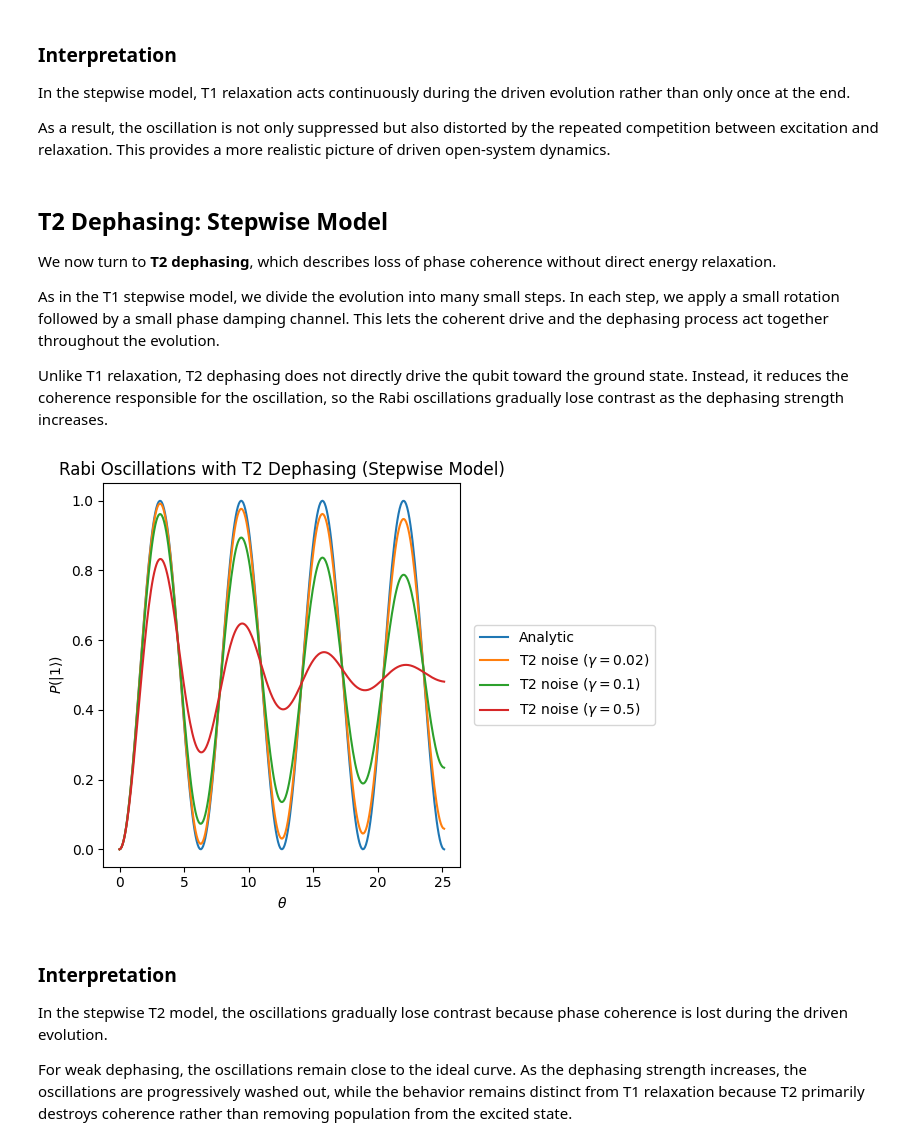
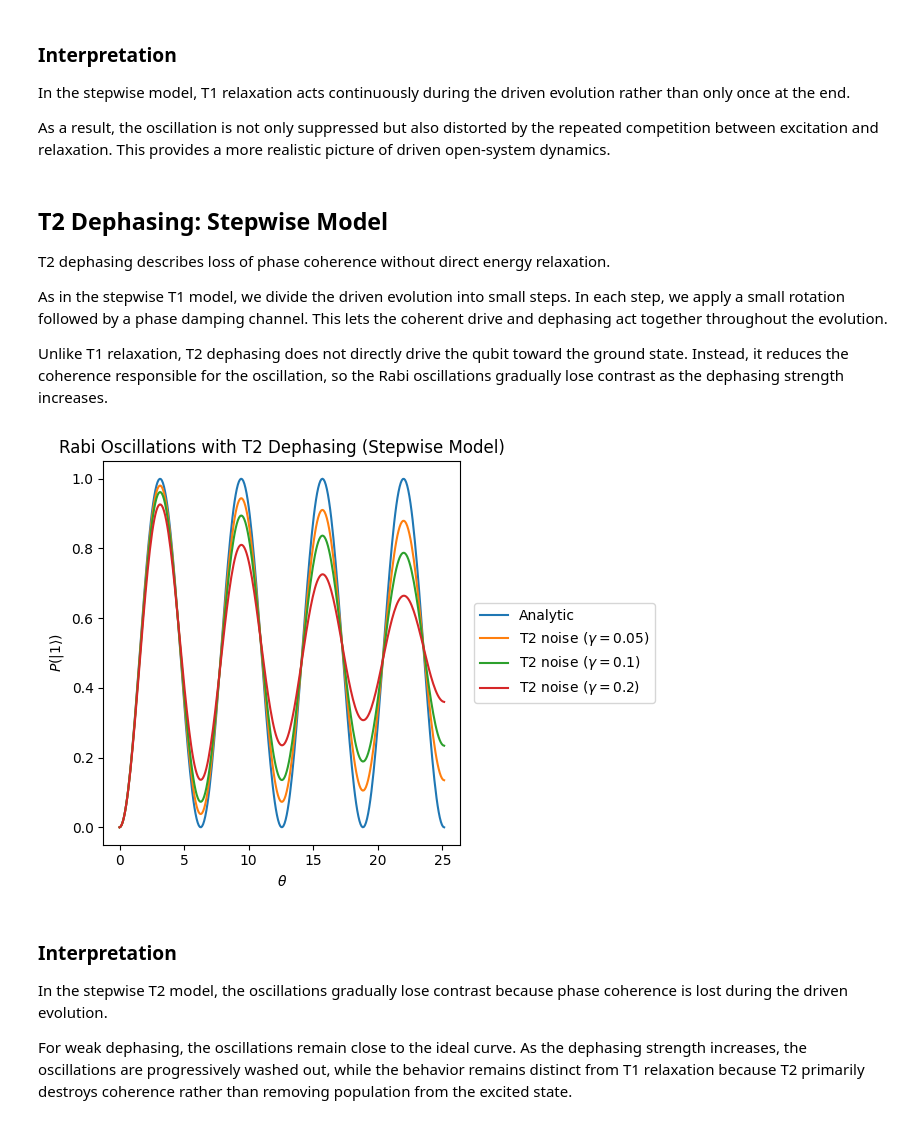
Before and after one commit to amazon-braket/amazon-braket-algorithm-library, a Jupyter notebook: notebooks/textbook/Rabi_Oscillations.ipynb, the cells around one changed output. Cells and saved outputs as stored; diff of their text form; code cells hidden in the pictures.

```diff
--- a/notebooks/textbook/Rabi_Oscillations.ipynb
+++ b/notebooks/textbook/Rabi_Oscillations.ipynb
@@ -185,7 +190,15 @@ def p1_from_t1_simple(theta: float, gamma: float) -> float:
 gamma_values_t1_simple = [0.02, 0.1, 0.5]
 
 p1_t1_simple = {
-    gamma: np.array([p1_from_t1_simple(theta, gamma) for theta in thetas])
+    gamma: np.array(
+        [
+            probability_of_one(
+                rabi_demo_circuit(theta, gamma_t1=gamma),
+                device_dm,
+            )
+            for theta in thetas
+        ]
+    )
     for gamma in gamma_values_t1_simple
 }
 # %%
@@ -252,0 +253,13 @@ p1_t1_stepwise = {
+# %%
+p1_t1_simple_multi_period = {
+    gamma: np.array(
+        [
+            probability_of_one(
+                rabi_demo_circuit(theta, gamma_t1=gamma),
+                device_dm,
+            )
+            for theta in thetas_multi_period
+        ]
+    )
+    for gamma in gamma_values_t1_stepwise
+}
@@ -253,9 +299,9 @@ p1_t1_stepwise = {
 # %%
 plt.figure()
 
-plt.plot(thetas, p1_analytic, label="Analytic")
+plt.plot(thetas_multi_period, p1_analytic, label="Analytic")
 for gamma in gamma_values_t1_stepwise:
-    plt.plot(thetas, p1_t1_stepwise[gamma], label=fr"T1 noise ($\gamma={gamma}$)")
+    plt.plot(thetas_multi_period, p1_t1_stepwise[gamma], label=fr"T1 noise ($\gamma={gamma}$)")
 
 plt.xlabel(r"$\theta$")
 plt.ylabel(r"$P(|1\rangle)$")
@@ -274,8 +320,8 @@ As a result, the oscillation is not only suppressed but also distorted by the re
 # %% [markdown]
 ## T2 Dephasing: Stepwise Model
 
-We now turn to **T2 dephasing**, which describes loss of phase coherence without direct energy relaxation.
+T2 dephasing describes loss of phase coherence without direct energy relaxation.
 
-As in the T1 stepwise model, we divide the evolution into many small steps. In each step, we apply a small rotation followed by a small phase damping channel. This lets the coherent drive and the dephasing process act together throughout the evolution.
+As in the stepwise T1 model, we divide the driven evolution into small steps. In each step, we apply a small rotation followed by a phase damping channel. This lets the coherent drive and dephasing act together throughout the evolution.
 
 Unlike T1 relaxation, T2 dephasing does not directly drive the qubit toward the ground state. Instead, it reduces the coherence responsible for the oscillation, so the Rabi oscillations gradually lose contrast as the dephasing strength increases.
@@ -304,27 +328,33 @@ def p1_from_t2_stepwise(theta: float, gamma: float, dtheta: float = 0.1) -> floa
 # %%
-thetas = np.linspace(0, 8 * np.pi, 300)
-gamma_values_t2 = [0.02, 0.1, 0.5]
-p1_analytic = np.array([rabi_probability(theta) for theta in thetas])
+gamma_values_t2 = [0.05, 0.1, 0.2]
 
 p1_t2_stepwise = {
-    gamma: np.array([p1_from_t2_stepwise(theta, gamma) for theta in thetas])
+    gamma: np.array(
+        [
+            probability_of_one(
+                rabi_demo_circuit(theta, gamma_t2=gamma, dtheta=0.1),
+                device_dm,
+            )
+            for theta in thetas_multi_period
+        ]
+    )
     for gamma in gamma_values_t2
 }
 # %%
 plt.figure()
 
-plt.plot(thetas, p1_analytic, label="Analytic")
+plt.plot(thetas_multi_period, p1_analytic, label="Analytic")
 for gamma in gamma_values_t2:
-    plt.plot(thetas, p1_t2_stepwise[gamma], label=fr"T2 noise ($\gamma={gamma}$)")
+    plt.plot(thetas_multi_period, p1_t2_stepwise[gamma], label=fr"T2 noise ($\gamma={gamma}$)")
 
 plt.xlabel(r"$\theta$")
 plt.ylabel(r"$P(|1\rangle)$")
 plt.title("Rabi Oscillations with T2 Dephasing (Stepwise Model)")
 plt.legend(loc="center left", bbox_to_anchor=(1.02, 0.5))
 plt.tight_layout()
 plt.show()
 # %% [output]
-[figure, old version]
+[figure, new version]
 # %% [markdown]
 ### Interpretation
 
```
Also changed, not shown: parts of 37 cells of this notebook.
